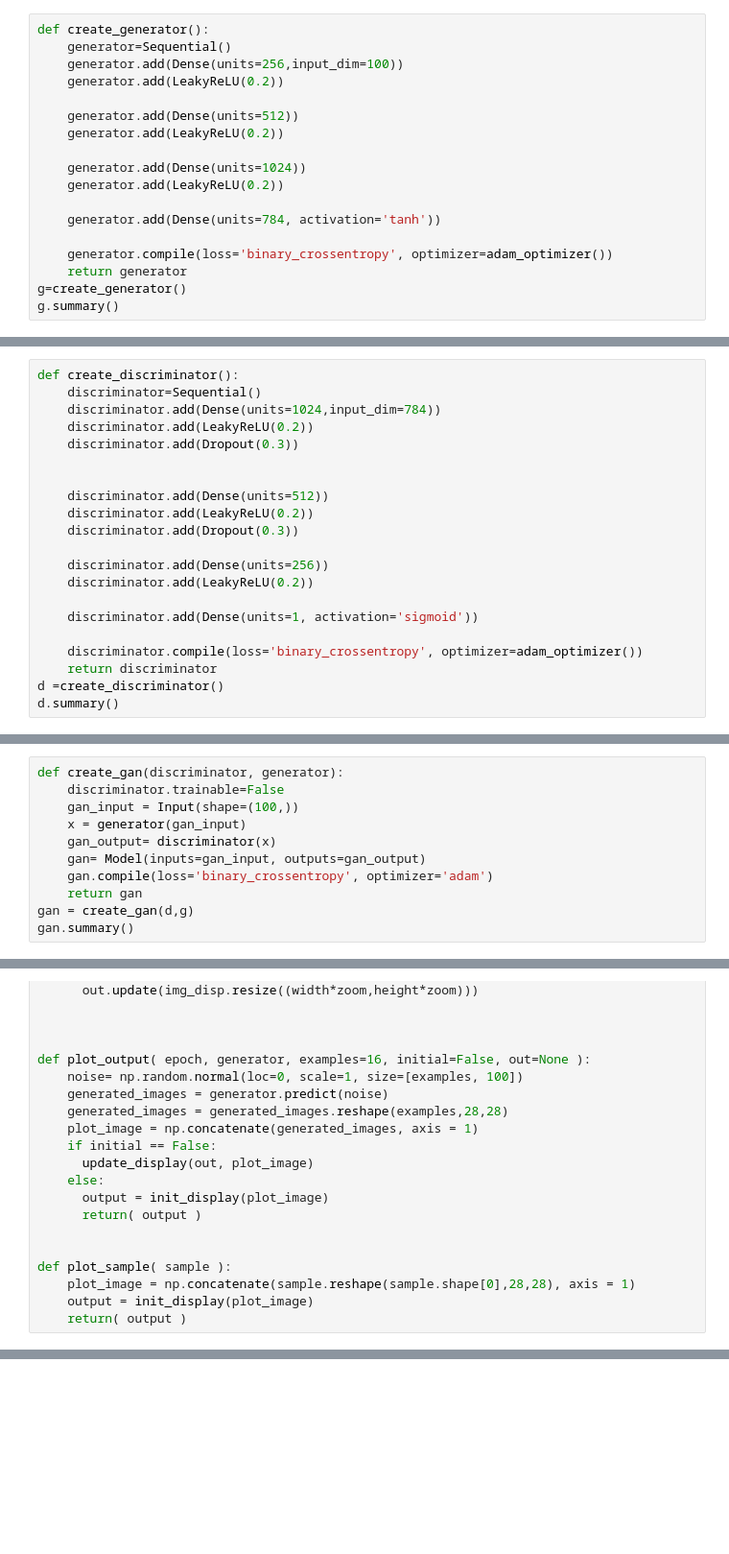
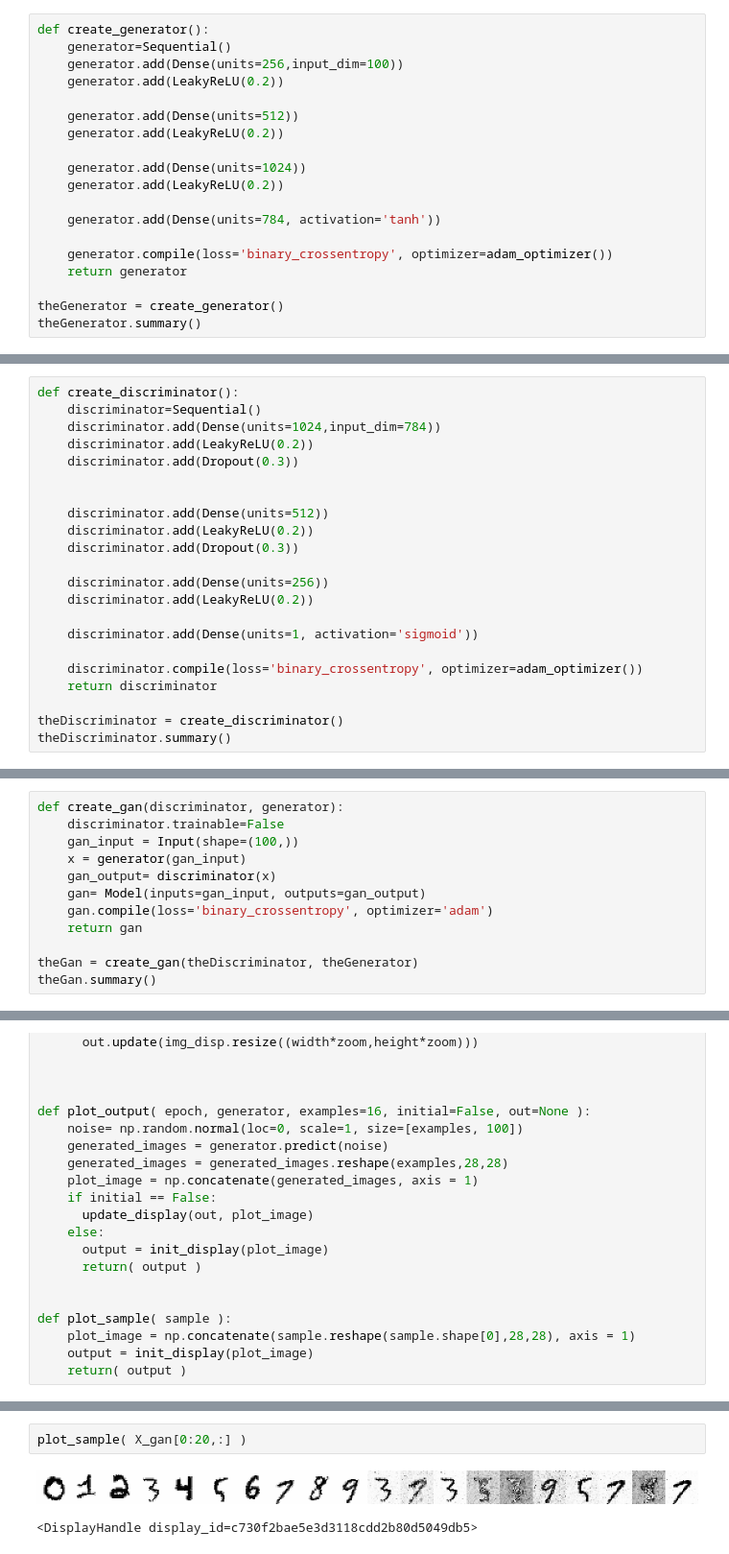
Before and after one commit to jchen8000/MachineLearning, a Jupyter notebook: Generative Adversarial Network/generative_adversarial_network.ipynb, the cells around one changed output, grey strips where cells are left out. Shown at 96% size. Cells and saved outputs as stored; diff of their text form; blank space fills up the shorter version.

```diff
--- a/Generative Adversarial Network/generative_adversarial_network.ipynb
+++ b/Generative Adversarial Network/generative_adversarial_network.ipynb
@@ -51,6 +70,7 @@ def create_generator():
 
     generator.compile(loss='binary_crossentropy', optimizer=adam_optimizer())
     return generator
-g=create_generator()
-g.summary()
+
+theGenerator = create_generator()
+theGenerator.summary()
 # %% [output]
@@ -90,6 +112,7 @@ def create_discriminator():
 
     discriminator.compile(loss='binary_crossentropy', optimizer=adam_optimizer())
     return discriminator
-d =create_discriminator()
-d.summary()
+
+theDiscriminator = create_discriminator()
+theDiscriminator.summary()
 # %% [output]
@@ -119,8 +144,9 @@ def create_gan(discriminator, generator):
     gan= Model(inputs=gan_input, outputs=gan_output)
     gan.compile(loss='binary_crossentropy', optimizer='adam')
     return gan
-gan = create_gan(d,g)
-gan.summary()
+
+theGan = create_gan(theDiscriminator, theGenerator)
+theGan.summary()
 # %% [output]
 _________________________________________________________________
 Layer (type)                 Output Shape              Param #
@@ -301,0 +328,5 @@ plot_sample( image_batch )
+# %%
+plot_sample( X_gan[0:20,:] )
+# %% [output]
+[figure, added]
+<DisplayHandle display_id=c730f2bae5e3d3118cdd2b80d5049db5>
```
Also changed, not shown: parts of 21 cells of this notebook.
